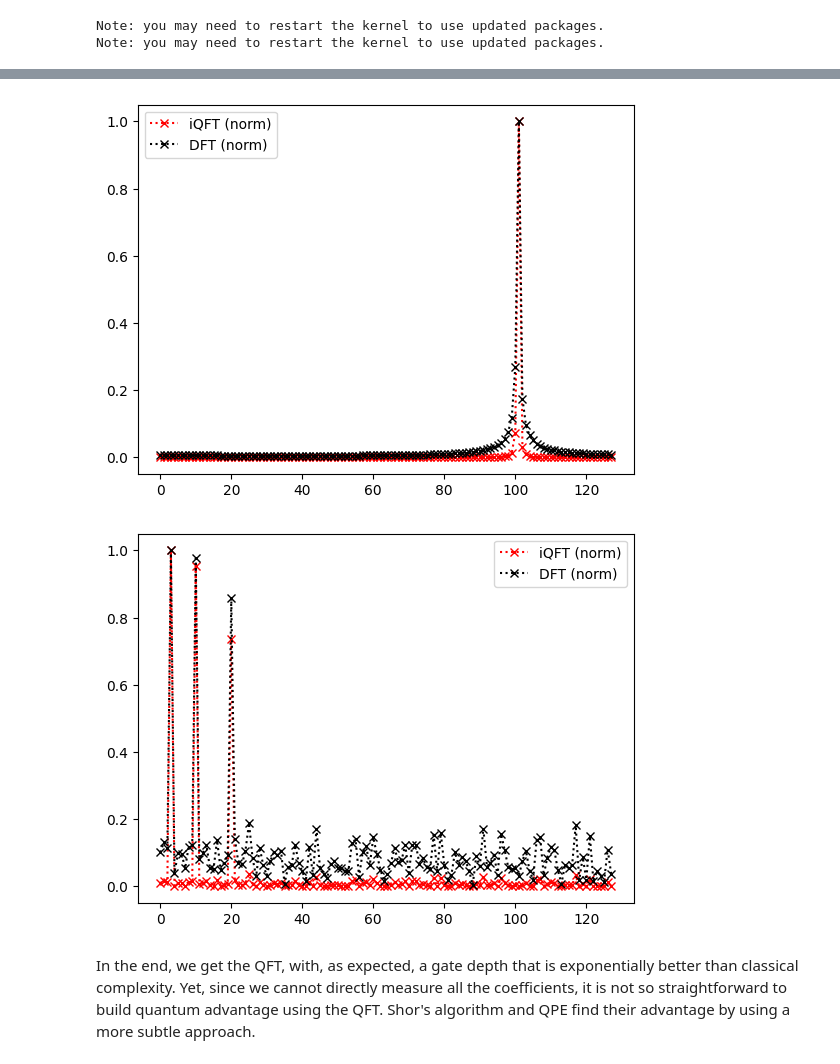
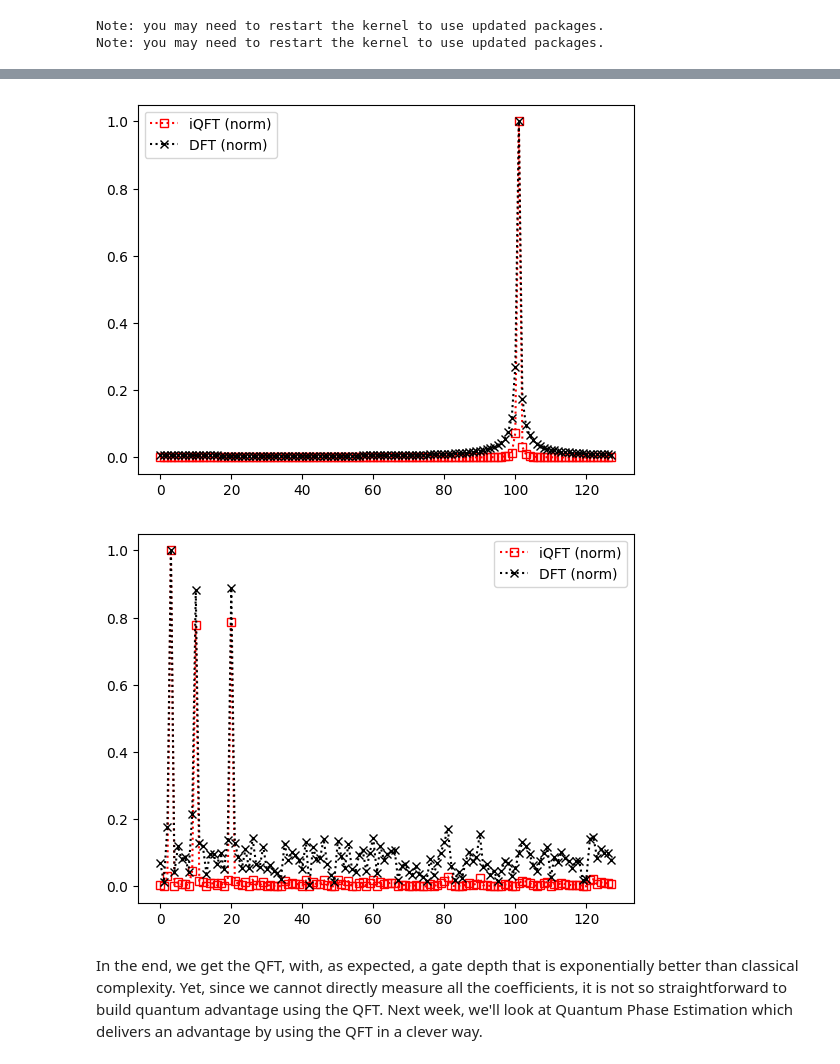
Before and after one commit to lmarti-dev/qiskit-tutorials, a Jupyter notebook: notebooks/solutions/03b_fourier_transform.ipynb, the cells around one changed output, grey strips where cells are left out. Saved outputs shown, nothing was run; the diff lists cells and outputs as text; code cells hidden in the pictures.

```diff
--- a/notebooks/solutions/03b_fourier_transform.ipynb
+++ b/notebooks/solutions/03b_fourier_transform.ipynb
@@ -44,10 +46,10 @@ from qiskit.circuit.library import UnitaryGate
 from qiskit import QuantumCircuit
 import numpy as np
 
-def Rk(k:int):
+def Rk(k:int)->UnitaryGate:
 
     # EXERCISE: write down the matrix!
-    rk_mat=np.array([[1,0,0,0],[0,1,0,0],[0,0,1,0],[0,0,0,np.exp(-1j*np.pi/(2**k))]])
+    rk_mat=np.array([[1,0,0,0],[0,1,0,0],[0,0,1,0],[0,0,0,np.exp(2j*np.pi/(2**k))]])
     return UnitaryGate(rk_mat)
 
 def apply_controlled_rk(circ:QuantumCircuit,k:int,ctrl:int,targ:int)->None:
@@ -78,61 +82,60 @@ from scipy.fft import fft
 from qiskit.quantum_info import Statevector
 import matplotlib.pyplot as plt
 
-def build_qft_circuit(n_qubits:int):
+def build_qft_circuit(n_qubits:int)->QuantumCircuit:
     # EXERCISE: write the QFT circuit!
-    # hint: use two for loops
-    # don't forget the swaps!
+    # TIP: use two for loops
+    # TIP 2: don't forget the swaps!
+    # TIP 3: depending on how you implement the circuit, you might need to apply a phase of (k+1) rather than k!
     circuit = QuantumCircuit(n_qubits)
     for n in range(n_qubits):
         circuit.h(n)
         for j in range(n+1,n_qubits):
-            apply_controlled_rk(circuit,j-n,j,n)
+            apply_controlled_rk(circuit,j-n+1,j,n)
     for q in range(n_qubits//2):
         circuit.swap(q,n_qubits-1-q)
     circuit = circuit.reverse_bits()
-    circuit = circuit.reverse_ops()
+    circuit = circuit.inverse()
     return circuit
 
-def get_qft_coefficients(n_qubits,initial_state:np.ndarray):
+def get_qft_coefficients(n_qubits:int,initial_state:np.ndarray)->np.ndarray:
     circuit = QuantumCircuit(n_qubits)
     circuit.prepare_state(state=initial_state)
     qft_circuit = build_qft_circuit(n_qubits)
-    # qft_circuit = QFT(n_qubits,do_swaps=False,inverse=True)
 
     circuit.append(qft_circuit,qargs=range(n_qubits))
     statevector = Statevector.from_instruction(circuit)
     return statevector.probabilities()
 
 
-def check_results(initial_state:np.ndarray,n_qubits:int):
+def check_results(initial_state:np.ndarray,n_qubits:int)->None:
 
     fft_amplitudes = fft(initial_state,len(initial_state))
     amplitudes=get_qft_coefficients(n_qubits,initial_state)
 
-    plt.plot(range(len(amplitudes)),np.abs(amplitudes)/np.max(np.abs(amplitudes)),"rx:",label="iQFT (norm)")
+    plt.plot(range(len(amplitudes)),np.abs(amplitudes)/np.max(np.abs(amplitudes)),"rs:",markerfacecolor='none',label="iQFT (norm)")
     plt.plot(range(len(amplitudes)),np.abs(fft_amplitudes)/np.max(np.abs(fft_amplitudes)),"kx:",label="DFT (norm)")
     plt.legend()
     plt.show()
 
 
 n_qubits=7
 
 # SIMPLE VECTOR: frequency of 100
 initial_state = np.exp(1j*100*np.pi*np.linspace(0,2,2**n_qubits))
 initial_state/=np.linalg.norm(initial_state)
-
 check_results(initial_state,n_qubits=n_qubits)
 
 
 # HARMONICS VECTOR + NOISE: frequencies of 3, 10, 20 + random noise
 initial_state = np.exp(1j*2*np.pi*np.random.rand(2**n_qubits))
 initial_state += np.exp(1j*np.pi*3*np.linspace(0,2,2**n_qubits))
 initial_state += np.exp(1j*np.pi*10*np.linspace(0,2,2**n_qubits))
 initial_state += np.exp(1j*np.pi*20*np.linspace(0,2,2**n_qubits))
 initial_state/=np.linalg.norm(initial_state)
 check_results(initial_state,n_qubits=n_qubits)
 # %% [output]
-[figure, old version]
+[figure, new version]
-[figure, old version]
+[figure, new version]
 # %% [markdown]
-In the end, we get the QFT, with, as expected, a gate depth that is exponentially better than classical complexity. Yet, since we cannot directly measure all the coefficients, it is not so straightforward to build quantum advantage using the QFT. Shor's algorithm and QPE find their advantage by using a more subtle approach.
+In the end, we get the QFT, with, as expected, a gate depth that is exponentially better than classical complexity. Yet, since we cannot directly measure all the coefficients, it is not so straightforward to build quantum advantage using the QFT. Next week, we'll look at Quantum Phase Estimation which delivers an advantage by using the QFT in a clever way.
```
Also changed, not shown: parts of 2 cells of this notebook, 2 other files.
